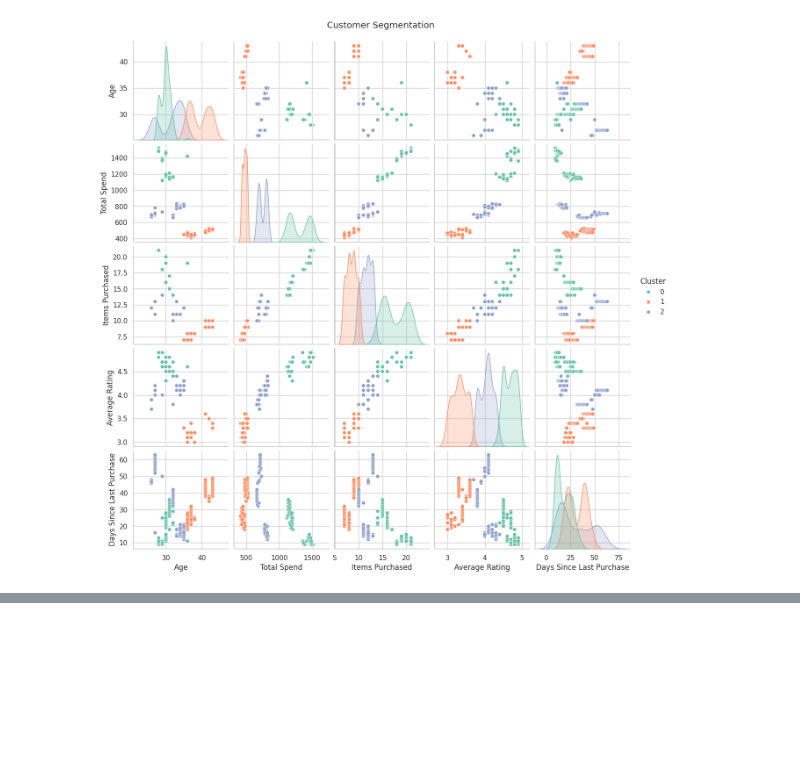
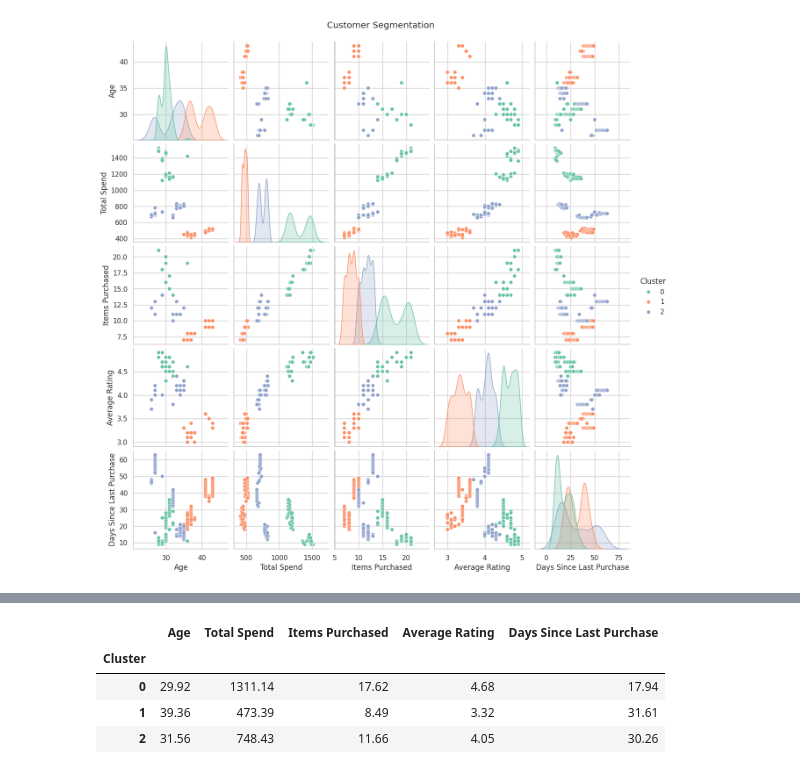
Before and after one commit to kauanhindlmayer/k-means-clustering, a Jupyter notebook: customer_behavior_segmentation.ipynb, the cells around one changed output, grey strips where cells are left out. Drawn from its saved outputs; the diff is of its cells as text; code cells hidden in the pictures; blank space fills up the shorter version.

```diff
--- a/customer_behavior_segmentation.ipynb
+++ b/customer_behavior_segmentation.ipynb
@@ -25,7 +25,7 @@ sns.set(style="whitegrid")
 ## 2. Load and Explore Dataset
 # %%
 # Load dataset
-df = pd.read_csv('customer_behavior.csv')
+df = pd.read_csv('e_commerce_customer_behavior.csv')
 df.head()
 # %% [output]
 |  | Customer ID | Gender | Age | City | Membership Type | Total Spend | Items Purchased | Average Rating | ... |
@@ -99,0 +95,9 @@ In this notebook, we successfully segmented customers into distinct groups using
+# %%
+cluster_profiles = df.groupby('Cluster')[features].mean().round(2)
+cluster_profiles
+# %% [output]
+|  | Age | Total Spend | Items Purchased | Average Rating | Days Since Last Purchase |
+| Cluster |  |  |  |  |  |
+| 0 | 29.92 | 1311.14 | 17.62 | 4.68 | 17.94 |
+| 1 | 39.36 | 473.39 | 8.49 | 3.32 | 31.61 |
+| 2 | 31.56 | 748.43 | 11.66 | 4.05 | 30.26 |
```
Also changed, not shown: parts of 6 cells of this notebook, 1 other file.
